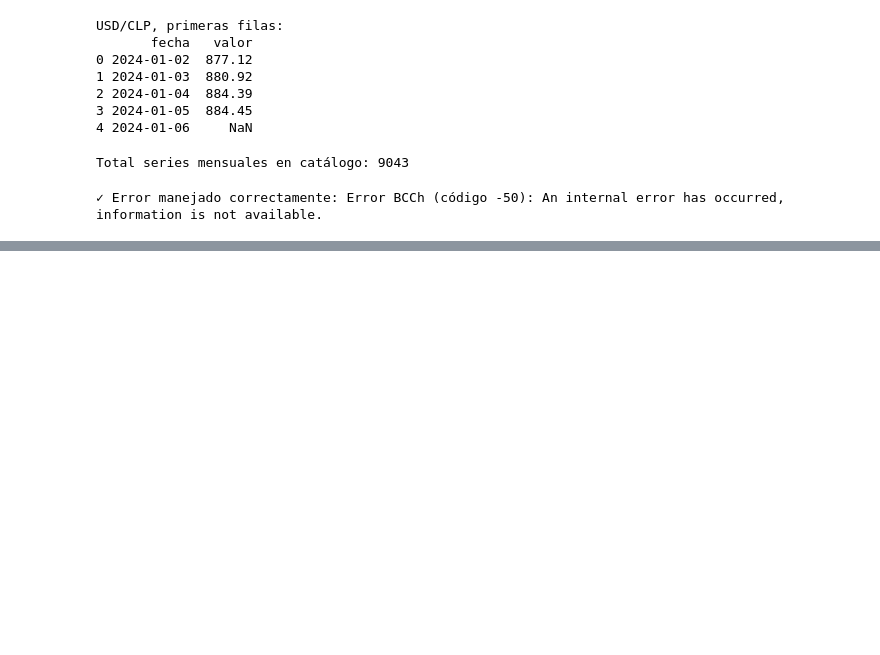
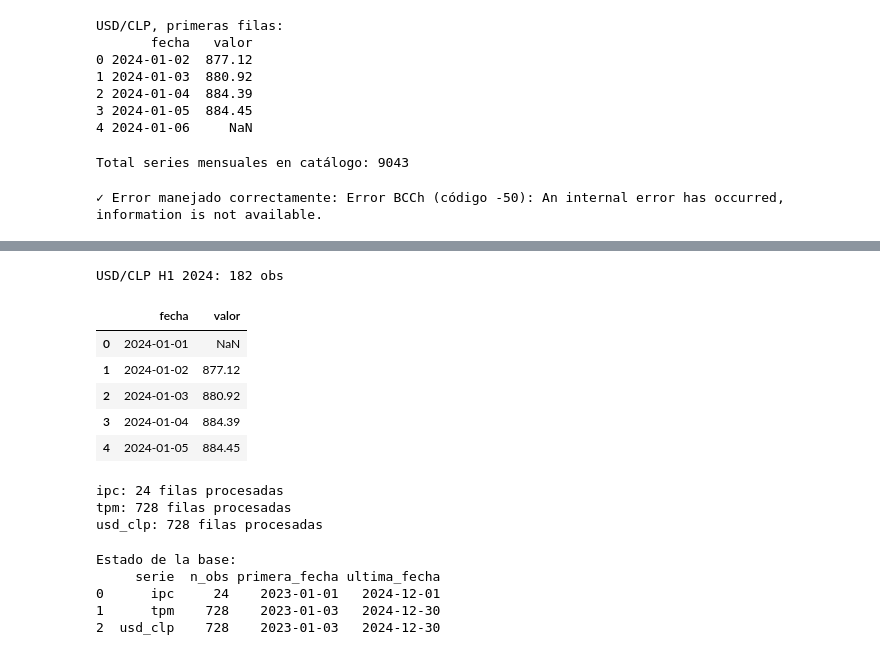
Before and after one commit to nicolassanchezh/bcch-economic-data, a Jupyter notebook: notebooks/01-exploracionapi.ipynb, the cells around one changed output, grey strips where cells are left out. Drawn from its saved outputs; the diff is of its cells as text; code cells hidden in the pictures; blank space fills up the shorter version.

```diff
--- a/notebooks/01-exploracionapi.ipynb
+++ b/notebooks/01-exploracionapi.ipynb
@@ -229,0 +313,38 @@ except RuntimeError as e:
+# %%
+from datetime import date
+
+df_2024 = storage.load_series("usd_clp", start=date(2024, 1, 1), end=date(2024, 6, 30))
+print(f"USD/CLP H1 2024: {len(df_2024)} obs")
+df_2024.head()
+# %% [output]
+USD/CLP H1 2024: 182 obs
+|  | fecha | valor |
+| 0 | 2024-01-01 | NaN |
+| 1 | 2024-01-02 | 877.12 |
+| 2 | 2024-01-03 | 880.92 |
+| 3 | 2024-01-04 | 884.39 |
+| 4 | 2024-01-05 | 884.45 |
+# %%
+#para probar idempotencia se vuelve a cargar lo mismo
+from src.storage.sqlite_storage import SQLiteStorage
+
+storage = SQLiteStorage()
+
+# Cargar cada parquet a la base
+for alias, path in saved.items():
+    df = pd.read_parquet(path)
+    n = storage.save_observations(df)
+    print(f"{alias}: {n} filas procesadas")
+# %% [output]
+ipc: 24 filas procesadas
+tpm: 728 filas procesadas
+usd_clp: 728 filas procesadas
+# %%
+print("Estado de la base:")
+print(storage.summary())
+# %% [output]
+Estado de la base:
+     serie  n_obs primera_fecha ultima_fecha
+0      ipc     24    2023-01-01   2024-12-01
+1      tpm    728    2023-01-03   2024-12-30
+2  usd_clp    728    2023-01-03   2024-12-30
```
Also changed, not shown: parts of 7 cells of this notebook, 1 other file.
